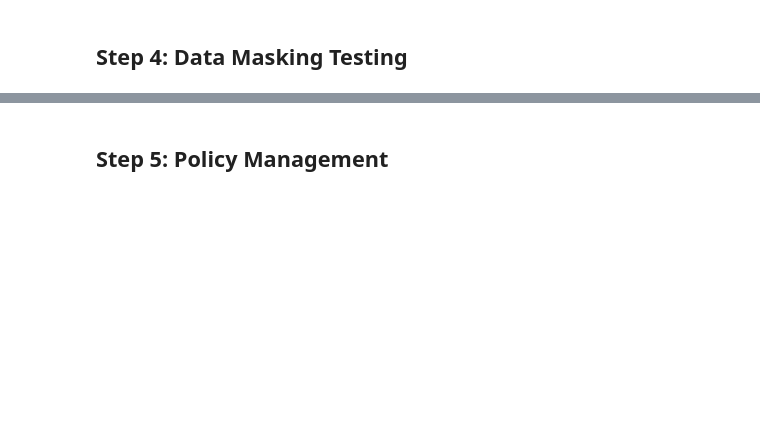
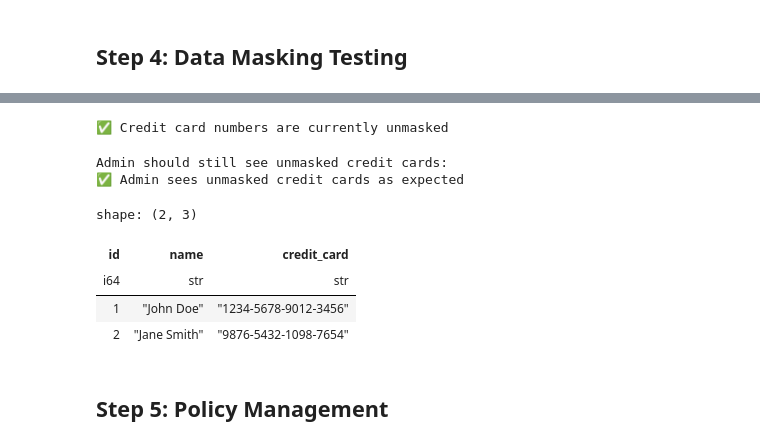
Before and after one commit to unknowntpo/gravitino-playground, a Jupyter notebook: init/jupyter/authorization/ranger-trino-authorization-test.ipynb, the cells around one changed output, grey strips where cells are left out. Cells and saved outputs as stored; diff of their text form; code cells hidden in the pictures; blank space fills up the shorter version.

```diff
--- a/init/jupyter/authorization/ranger-trino-authorization-test.ipynb
+++ b/init/jupyter/authorization/ranger-trino-authorization-test.ipynb
@@ -594,0 +671,7 @@ result
+# %%
+credit_cards = result.get_column('credit_card').to_list()
+has_full_numbers = any('1234-5678-9012-3456' in str(cc) for cc in credit_cards)
+assert has_full_numbers, f"Credit card numbers should be unmasked initially, got: {credit_cards}"
+print("✅ Credit card numbers are currently unmasked")
+# %% [output]
+✅ Credit card numbers are currently unmasked
@@ -595,13 +708,19 @@ result
 # %%
-print("Testing test_user access to customer_data (should see unmasked credit cards):")
-result = execute_trino_query("SELECT * FROM memory.default.customer_data", user="test_user")
-result
+print("\nAdmin should still see unmasked credit cards:")
+admin_result = execute_trino_query("SELECT * FROM memory.default.customer_data", user="admin")
+assert isinstance(admin_result, pl.DataFrame), "Admin query should return DataFrame"
 
-if isinstance(result, pl.DataFrame) and 'credit_card' in result.columns:
-    has_full_numbers = any('1234-5678-9012-3456' in str(cc) for cc in result.get_column('credit_card'))
-    if has_full_numbers:
-        print("✅ Credit card numbers are currently unmasked")
-    else:
-        print("❌ Credit card numbers are already masked or not visible")
-else:
-    print("❌ Unable to verify credit card visibility")
+admin_credit_cards = admin_result.get_column('credit_card').to_list()
+has_unmasked = any('1234-5678-9012-3456' in str(cc) for cc in admin_credit_cards)
+assert has_unmasked, "Admin should see unmasked credit card numbers"
+print("✅ Admin sees unmasked credit cards as expected")
+
+admin_result
+# %% [output]
+Admin should still see unmasked credit cards:
+✅ Admin sees unmasked credit cards as expected
+shape: (2, 3)
+| id | name | credit_card |
+| i64 | str | str |
+| 1 | "John Doe" | "1234-5678-9012-3456" |
+| 2 | "Jane Smith" | "9876-5432-1098-7654" |
```
Also changed, not shown: parts of 10 cells of this notebook.
